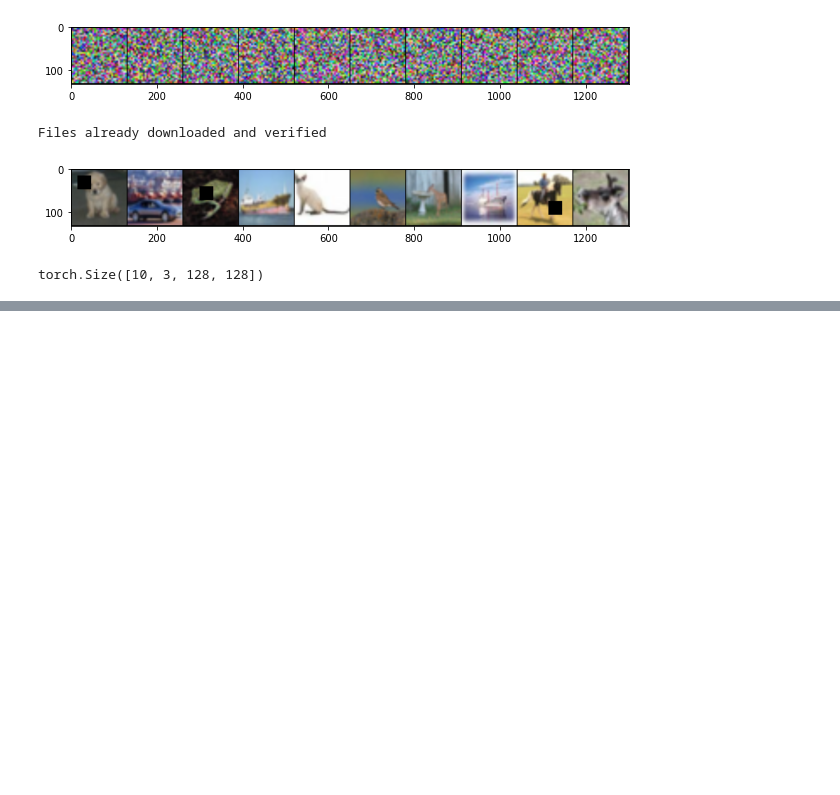
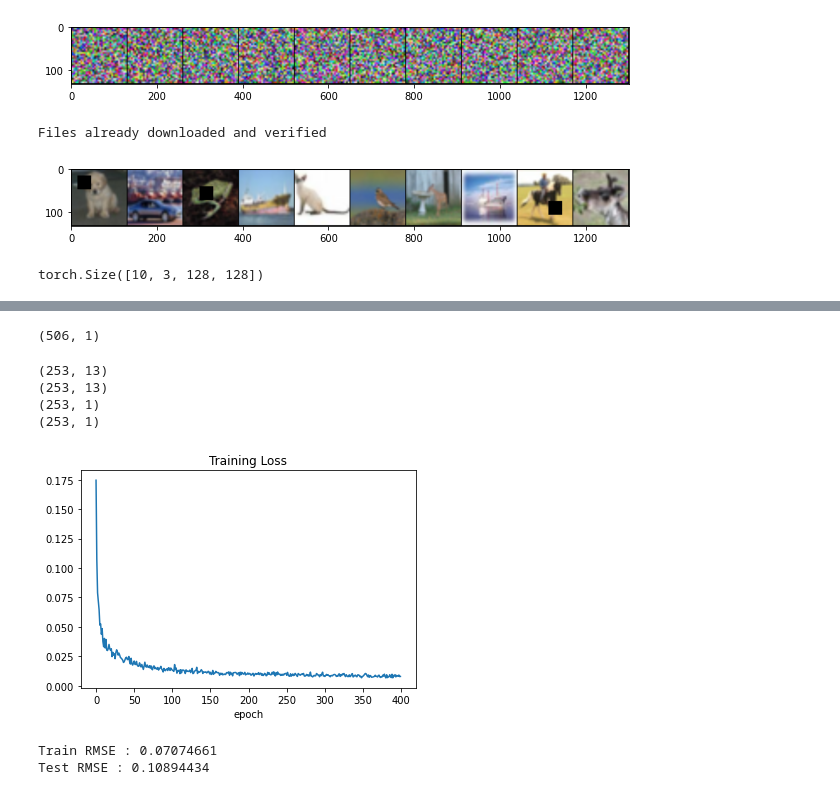
Before and after one commit to wh4044/PyTorch_Study, a Jupyter notebook: PyTorch 익히기/02_19_pytorch.ipynb, the cells around one changed output, grey strips where cells are left out. Cells and saved outputs as stored; diff of their text form; code cells hidden in the pictures; blank space fills up the shorter version.

```diff
--- a/PyTorch 익히기/02_19_pytorch.ipynb
+++ b/PyTorch 익히기/02_19_pytorch.ipynb
@@ -309,0 +337,18 @@ torch.Size([10, 3, 128, 128])
+# %%
+X = df.drop(columns=["Price"]).to_numpy()
+Y = df['Price'].to_numpy().reshape(-1, 1)
+# %%
+print(Y.shape)
+# %% [output]
+(506, 1)
+# %%
+X_train, X_test, Y_train, Y_test = train_test_split(X, Y, test_size=0.5)
+print(X_train.shape)
+print(X_test.shape)
+print(Y_train.shape)
+print(Y_test.shape)
+# %% [output]
+(253, 13)
+(253, 13)
+(253, 1)
+(253, 1)
@@ -309,0 +373,42 @@ torch.Size([10, 3, 128, 128])
+# %%
+class Regressor(nn.Module):
+    def __init__(self):
+        super().__init__()
+        self.fc1 = nn.Linear(13, 50, bias = True)
+        self.fc2 = nn.Linear(50, 30, bias = True)
+        self.fc3 = nn.Linear(30, 1, bias = True)
+        self.dropout = nn.Dropout(0.5)
+
+    def forward(self, x):
+        x = F.relu(self.fc1(x))
+        x = self.dropout(F.relu(self.fc2(x)))
+        x = F.relu(self.fc3(x))
+        return x
+# %%
+model = Regressor()
+criterion = nn.MSELoss()
+optimizer = optim.Adam(model.parameters(), lr = 0.001, weight_decay = 1e-7)
+# %%
+loss_ = []
+n = len(trainloader)
+
+for i in range(400):
+    running_loss = 0.0
+
+    for data in trainloader:
+        inputs, values = data
+        optimizer.zero_grad()
+        outputs = model(inputs)
+        loss = criterion(outputs, values)
+        loss.backward()
+        optimizer.step()
+        running_loss += loss.item()
+
+    loss_.append(running_loss / n)
+# %%
+plt.plot(loss_)
+plt.title("Training Loss")
+plt.xlabel("epoch")
+plt.show()
+# %% [output]
+[figure, added]
@@ -309,0 +435,9 @@ torch.Size([10, 3, 128, 128])
+# %%
+train_rmse = evaluation(trainloader)
+test_rmse = evaluation(testloader)
+
+print("Train RMSE :", train_rmse)
+print("Test RMSE :", test_rmse)
+# %% [output]
+Train RMSE : 0.07074661
+Test RMSE : 0.10894434
```
Also changed, not shown: parts of 5 cells of this notebook.
